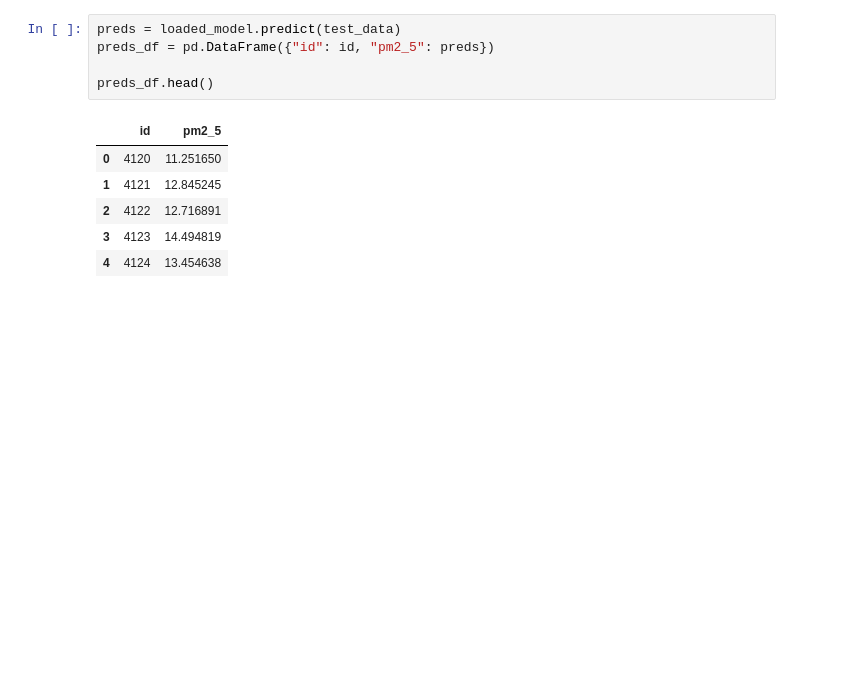
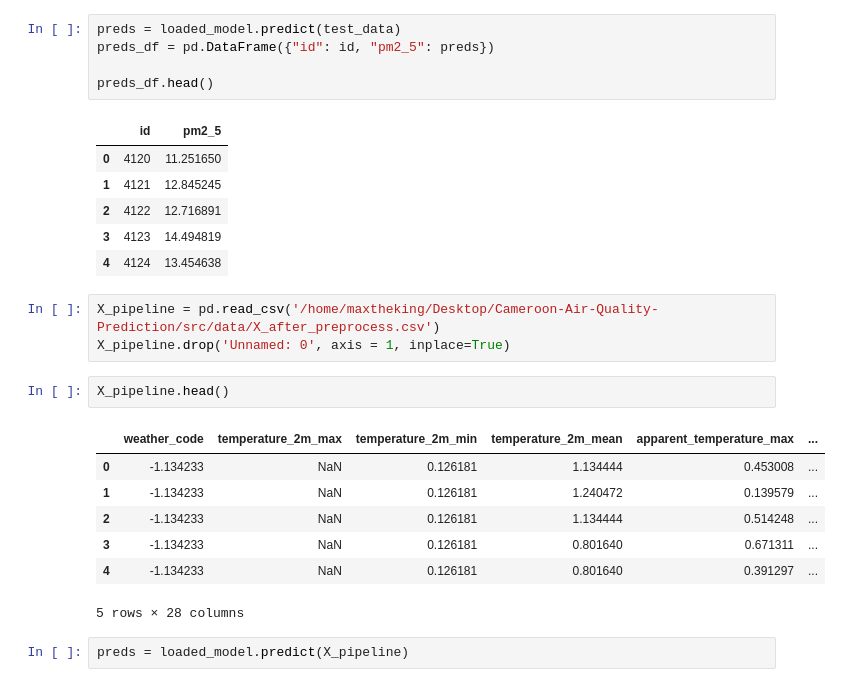
Before and after one commit to NembotJules/Cameroon-Air-Quality-Prediction, a Jupyter notebook: notebooks/Modeling.ipynb, the cells around one changed output. Saved outputs shown, nothing was run; the diff lists cells and outputs as text; blank space fills up the shorter version.

```diff
--- a/notebooks/Modeling.ipynb
+++ b/notebooks/Modeling.ipynb
@@ -598,3 +613,18 @@ preds_df.head()
 | 2 | 4122 | 12.716891 |
 | 3 | 4123 | 14.494819 |
 | 4 | 4124 | 13.454638 |
+# %%
+X_pipeline = pd.read_csv('/home/maxtheking/Desktop/Cameroon-Air-Quality-Prediction/src/data/X_after_preprocess.csv')
+X_pipeline.drop('Unnamed: 0', axis = 1, inplace=True)
+# %%
+X_pipeline.head()
+# %% [output]
+|  | weather_code | temperature_2m_max | temperature_2m_min | temperature_2m_mean | apparent_temperature_max | ... |
+| 0 | -1.134233 | NaN | 0.126181 | 1.134444 | 0.453008 | ... |
+| 1 | -1.134233 | NaN | 0.126181 | 1.240472 | 0.139579 | ... |
+| 2 | -1.134233 | NaN | 0.126181 | 1.134444 | 0.514248 | ... |
+| 3 | -1.134233 | NaN | 0.126181 | 0.801640 | 0.671311 | ... |
+| 4 | -1.134233 | NaN | 0.126181 | 0.801640 | 0.391297 | ... |
+5 rows × 28 columns
+# %%
+preds = loaded_model.predict(X_pipeline)
```
Also changed, not shown: parts of 11 cells of this notebook, 3 other files.
